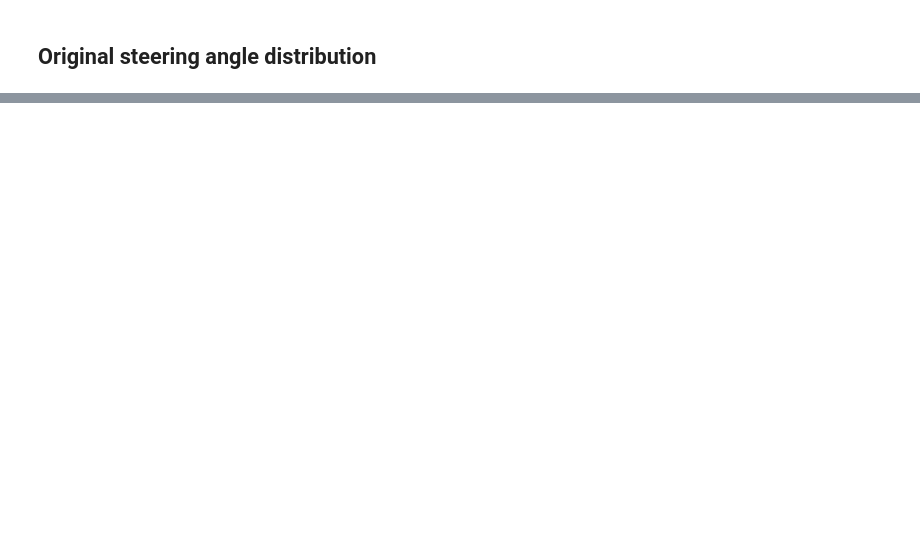
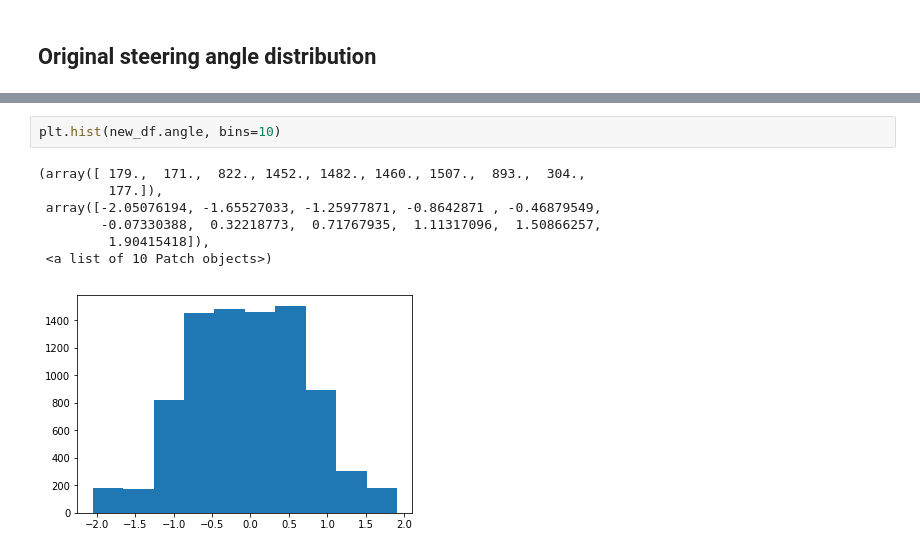
Before and after one commit to quan-dao/ECN-E2E, a Jupyter notebook: data/e2e_data_preparation.ipynb, the cells around one changed output, grey strips where cells are left out. Drawn from its saved outputs; the diff is of its cells as text; blank space fills up the shorter version.

```diff
--- a/data/e2e_data_preparation.ipynb
+++ b/data/e2e_data_preparation.ipynb
@@ -65,0 +87,10 @@ df.loc[df.keep].to_csv('ch2_train_center_cam.csv')
+# %%
+plt.hist(new_df.angle, bins=10)
+# %% [output]
+(array([ 179.,  171.,  822., 1452., 1482., 1460., 1507.,  893.,  304.,
+         177.]),
+ array([-2.05076194, -1.65527033, -1.25977871, -0.8642871 , -0.46879549,
+        -0.07330388,  0.32218773,  0.71767935,  1.11317096,  1.50866257,
+         1.90415418]),
+ <a list of 10 Patch objects>)
+[figure, added]
```
Also changed, not shown: parts of 21 cells of this notebook, 1 other file.
